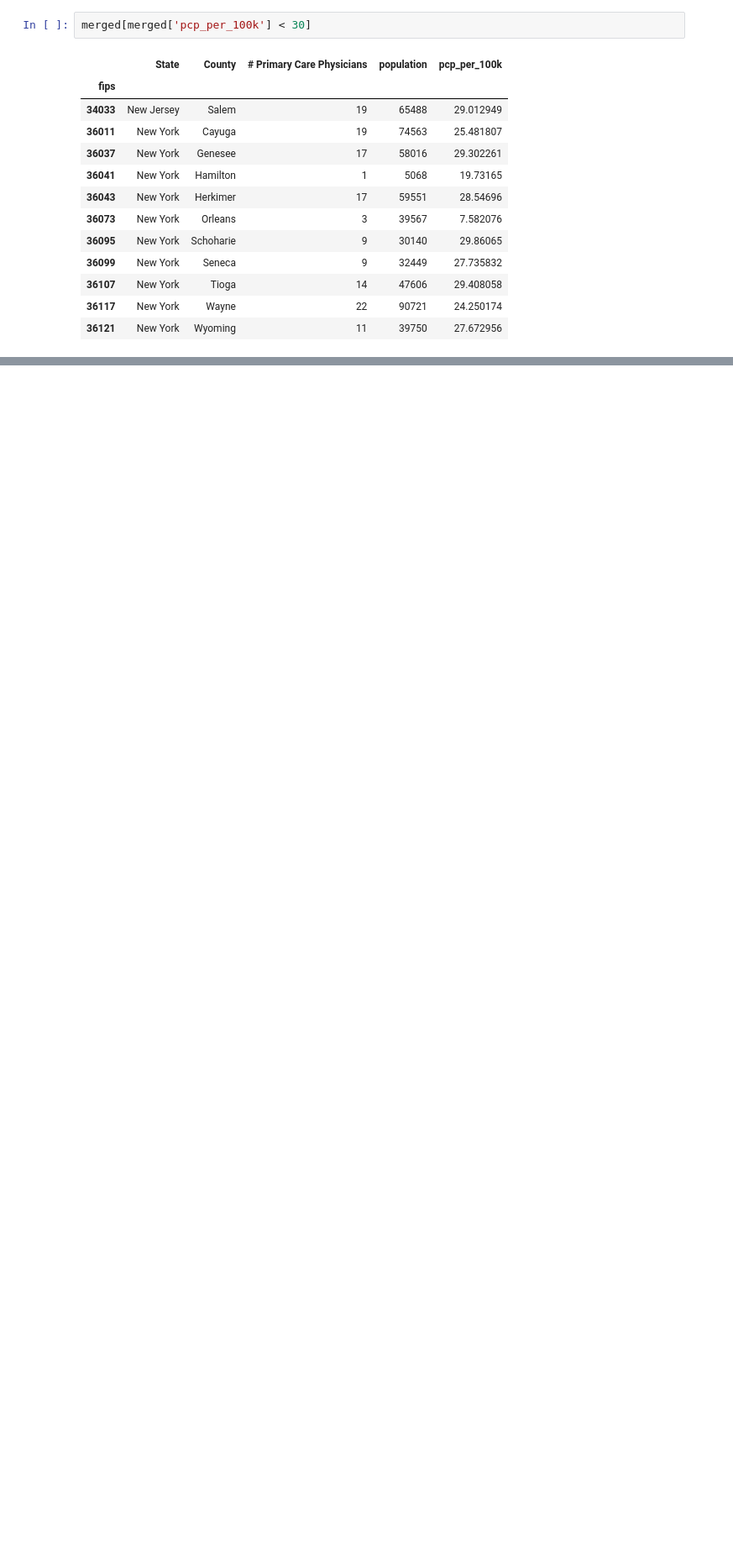
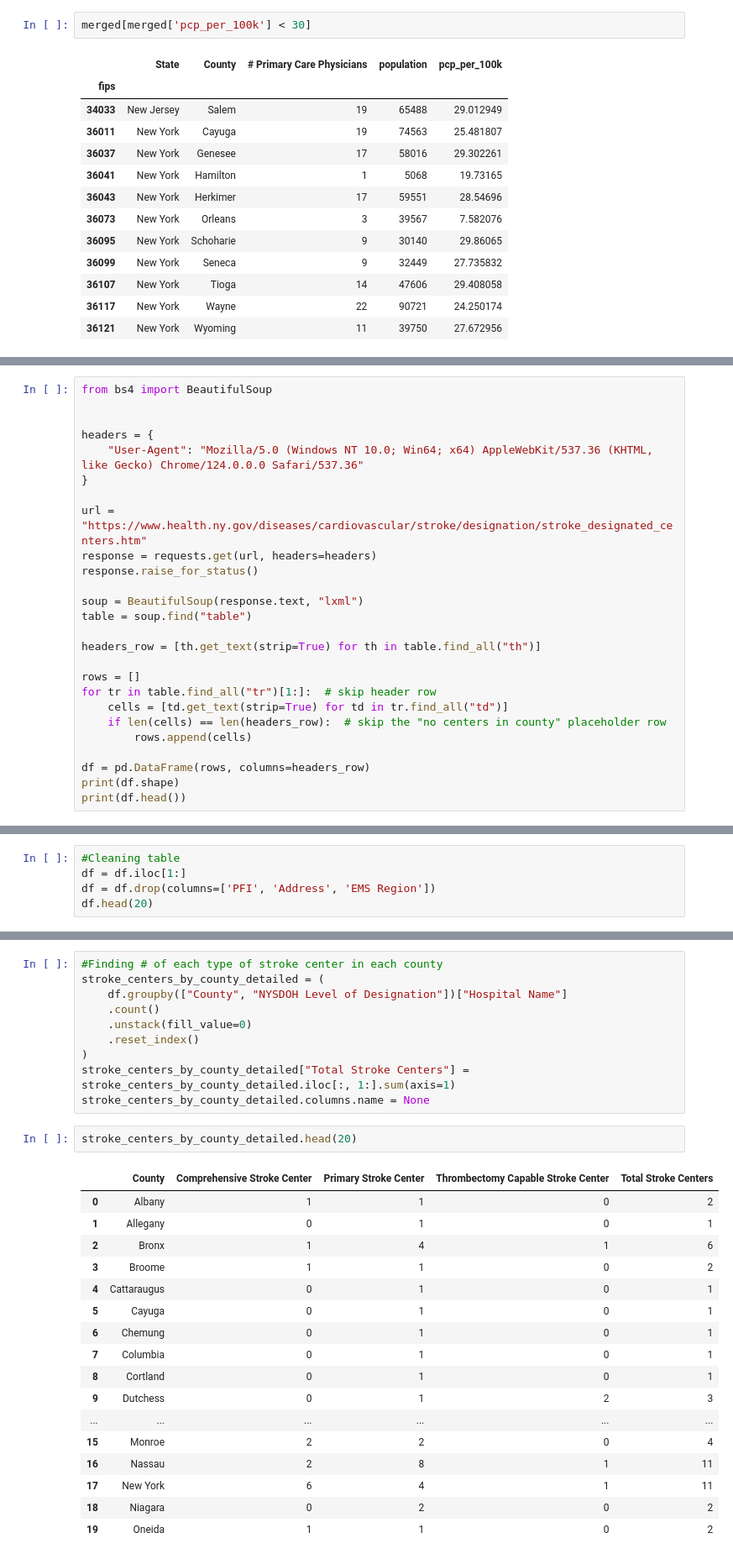
Before and after one commit to palism1/stroke-burden-index, a Jupyter notebook: SCAI_Data_Gathering.ipynb, the cells around one changed output, grey strips where cells are left out. Shown at 84% size. Cells and saved outputs as stored; diff of their text form; blank space fills up the shorter version.

```diff
--- a/SCAI_Data_Gathering.ipynb
+++ b/SCAI_Data_Gathering.ipynb
@@ -541,0 +546,26 @@ merged.to_csv('pcp_per_100k_all.csv', index=False)
+# %%
+from bs4 import BeautifulSoup
+
+
+headers = {
+    "User-Agent": "Mozilla/5.0 (Windows NT 10.0; Win64; x64) AppleWebKit/537.36 (KHTML, like Gecko) Chrome/124.0.0.0 Safari/537.36"
+}
+
+url = "https://www.health.ny.gov/diseases/cardiovascular/stroke/designation/stroke_designated_centers.htm"
+response = requests.get(url, headers=headers)
+response.raise_for_status()
+
+soup = BeautifulSoup(response.text, "lxml")
+table = soup.find("table")
+
+headers_row = [th.get_text(strip=True) for th in table.find_all("th")]
+
+rows = []
+for tr in table.find_all("tr")[1:]:  # skip header row
+    cells = [td.get_text(strip=True) for td in tr.find_all("td")]
+    if len(cells) == len(headers_row):  # skip the "no centers in county" placeholder row
+        rows.append(cells)
+
+df = pd.DataFrame(rows, columns=headers_row)
+print(df.shape)
+print(df.head())
@@ -541,0 +590,5 @@ merged.to_csv('pcp_per_100k_all.csv', index=False)
+# %%
+#Cleaning table
+df = df.iloc[1:]
+df = df.drop(columns=['PFI', 'Address', 'EMS Region'])
+df.head(20)
@@ -541,0 +643,30 @@ merged.to_csv('pcp_per_100k_all.csv', index=False)
+# %%
+#Finding # of each type of stroke center in each county
+stroke_centers_by_county_detailed = (
+    df.groupby(["County", "NYSDOH Level of Designation"])["Hospital Name"]
+    .count()
+    .unstack(fill_value=0)
+    .reset_index()
+)
+stroke_centers_by_county_detailed["Total Stroke Centers"] = stroke_centers_by_county_detailed.iloc[:, 1:].sum(axis=1)
+stroke_centers_by_county_detailed.columns.name = None
+# %%
+stroke_centers_by_county_detailed.head(20)
+# %% [output]
+|  | County | Comprehensive Stroke Center | Primary Stroke Center | Thrombectomy Capable Stroke Center | Total Stroke Centers |
+| 0 | Albany | 1 | 1 | 0 | 2 |
+| 1 | Allegany | 0 | 1 | 0 | 1 |
+| 2 | Bronx | 1 | 4 | 1 | 6 |
+| 3 | Broome | 1 | 1 | 0 | 2 |
+| 4 | Cattaraugus | 0 | 1 | 0 | 1 |
+| 5 | Cayuga | 0 | 1 | 0 | 1 |
+| 6 | Chemung | 0 | 1 | 0 | 1 |
+| 7 | Columbia | 0 | 1 | 0 | 1 |
+| 8 | Cortland | 0 | 1 | 0 | 1 |
+| 9 | Dutchess | 0 | 1 | 2 | 3 |
+| ... | ... | ... | ... | ... | ... |
+| 15 | Monroe | 2 | 2 | 0 | 4 |
+| 16 | Nassau | 2 | 8 | 1 | 11 |
+| 17 | New York | 6 | 4 | 1 | 11 |
+| 18 | Niagara | 0 | 2 | 0 | 2 |
+| 19 | Oneida | 1 | 1 | 0 | 2 |
```
Also changed, not shown: parts of 23 cells of this notebook, 4 other files.
